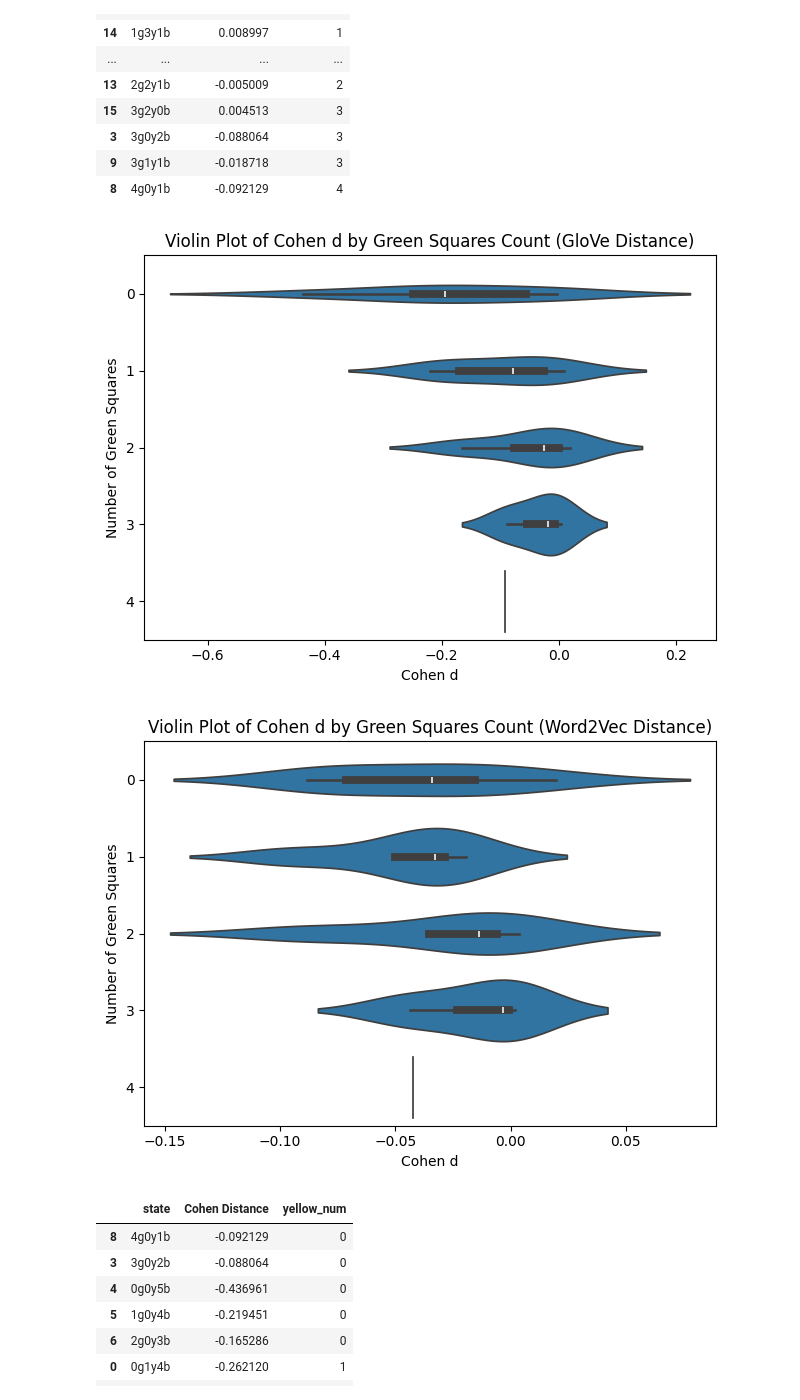
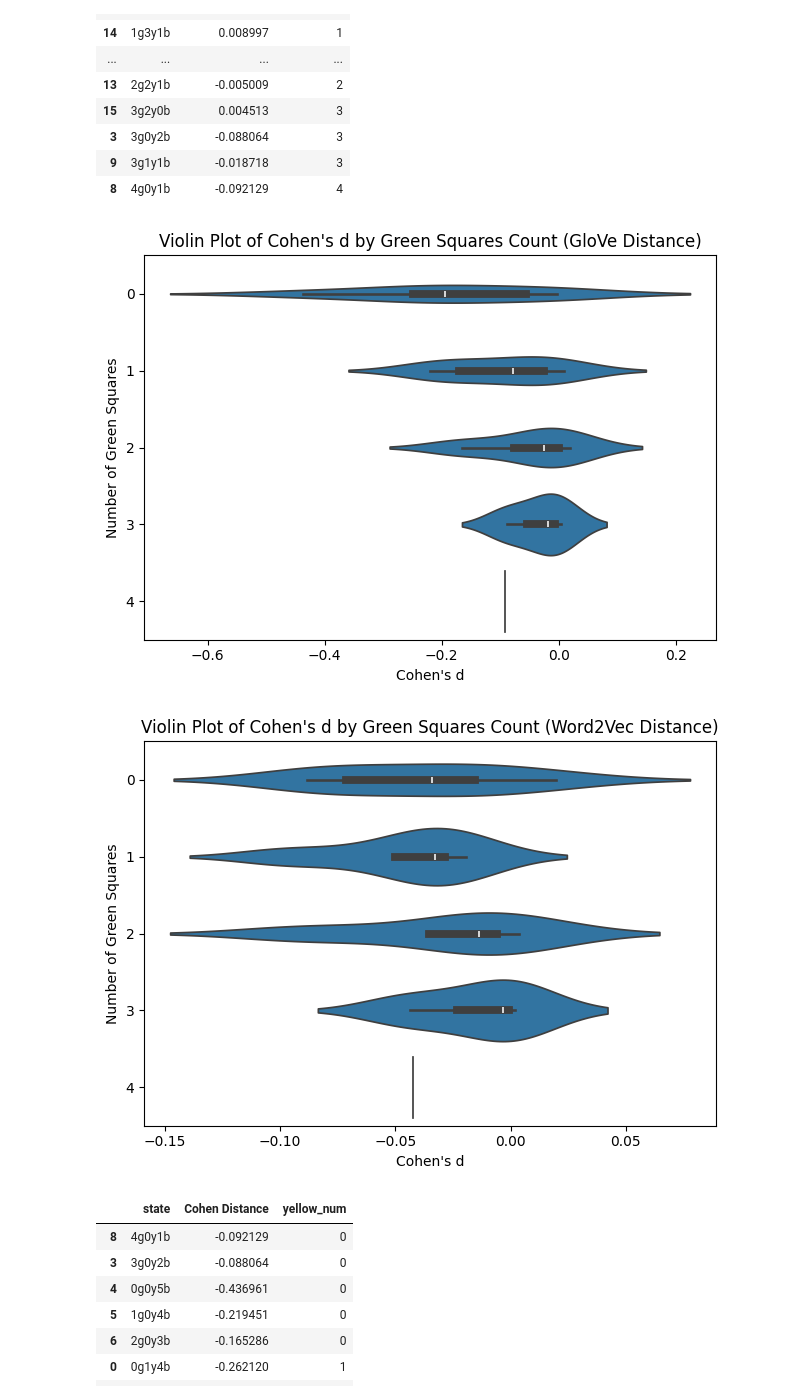
Before and after one commit to adam-kabbara/wordle-research, a Jupyter notebook: data_analysis/jupyter_notebooks/violin.ipynb, the cells around one changed output. Cells and saved outputs as stored; diff of their text form; code cells hidden in the pictures.

```diff
--- a/data_analysis/jupyter_notebooks/violin.ipynb
+++ b/data_analysis/jupyter_notebooks/violin.ipynb
@@ -44,35 +44,35 @@ df_green_glove
 # %%
 sns.violinplot(
     data=df_green_glove,
     y='green_num',
     x='Cohen Distance',
     orient='h',
 )
 
-plt.title('Violin Plot of Cohen d by Green Squares Count (GloVe Distance)')
-plt.xlabel('Cohen d')
+plt.title('Violin Plot of Cohen\'s d by Green Squares Count (GloVe Distance)')
+plt.xlabel('Cohen\'s d')
 plt.ylabel('Number of Green Squares')
 plt.tight_layout()
 # save to pdf
 plt.savefig('violin_plot_green_glove.pdf')
 plt.show()
 
 sns.violinplot(
     data=df_green_word2vec,
     y='green_num',
     x='Cohen Distance',
     orient='h',
 )
-plt.title('Violin Plot of Cohen d by Green Squares Count (Word2Vec Distance)')
-plt.xlabel('Cohen d')
+plt.title('Violin Plot of Cohen\'s d by Green Squares Count (Word2Vec Distance)')
+plt.xlabel('Cohen\'s d')
 plt.ylabel('Number of Green Squares')
 plt.tight_layout()
 # save to pdf
 plt.savefig('violin_plot_green_word2vec.pdf')
 plt.show()
 # %% [output]
-[figure, old version]
+[figure, new version]
-[figure, old version]
+[figure, new version]
 # %%
 df_yellow_word2vec = df_word2vec.iloc[:, :2].sort_values(by='state', ascending=True, key=lambda col: col.str[2])
 df_yellow_word2vec['yellow_num'] = df_yellow_word2vec['state'].str[2]
```
Also changed, not shown: parts of 3 cells of this notebook.
